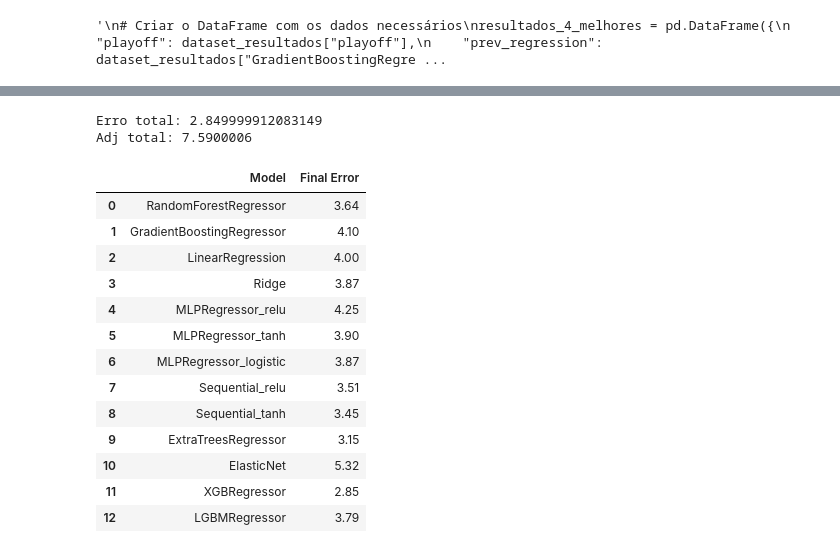
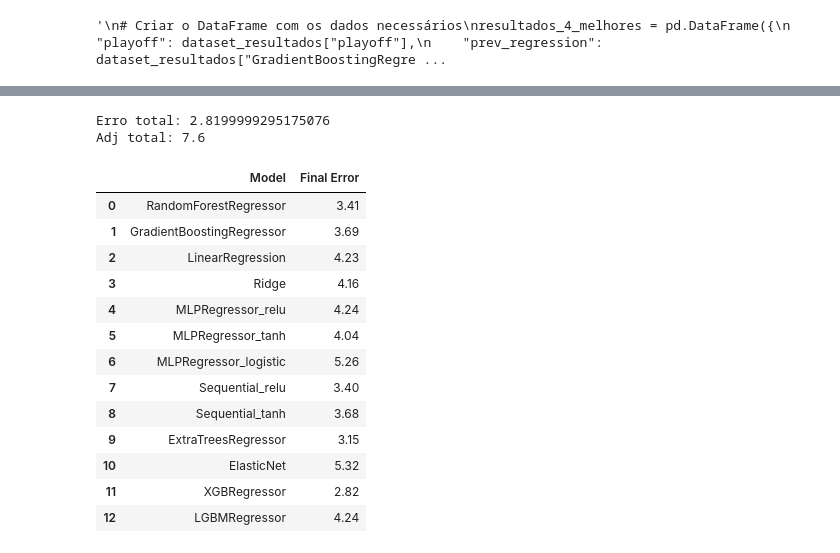
Before and after one commit to maxbper/AC, a Jupyter notebook: junta_2.ipynb, the cells around one changed output, grey strips where cells are left out. Drawn from its saved outputs; the diff is of its cells as text; code cells hidden in the pictures.

```diff
--- a/junta_2.ipynb
+++ b/junta_2.ipynb
@@ -1307,11 +1307,11 @@ for col in model_columns:
     # Calcular o valor ajustado (adj. pred)
     dataset_resultados[f'adj_{col}'] = 8 * dataset_resultados[col] / dataset_resultados[col].sum()
 
-    # Normalizar os valores para estarem entre 0 e 1
+    """ # Normalizar os valores para estarem entre 0 e 1
     min_val = dataset_resultados[f'adj_{col}'].min()
     max_val = dataset_resultados[f'adj_{col}'].max()
     if max_val - min_val != 0:
-        dataset_resultados[f'adj_{col}'] = (dataset_resultados[f'adj_{col}'] - min_val) / (max_val - min_val)
+        dataset_resultados[f'adj_{col}'] = (dataset_resultados[f'adj_{col}'] - min_val) / (max_val - min_val) """
 
     # Arredondar os valores para duas casas decimais
     dataset_resultados[f'adj_{col}'] = dataset_resultados[f'adj_{col}'].round(2)
@@ -1325,45 +1325,45 @@ for col in model_columns:
     # Garantir que os valores estejam entre 0 e 1 após o ajuste
     dataset_resultados[f'adj_{col}'] = dataset_resultados[f'adj_{col}'].clip(0, 1)
 
     # Calcular o erro absoluto em relação a 'playoff'
     dataset_resultados[f'error_{col}'] = abs(dataset_resultados[f'adj_{col}'] - dataset_resultados['playoff'])
 
 # Identificar as colunas de erro (que começam com 'error_')
 error_columns = [col for col in dataset_resultados.columns if col.startswith('error_')]
 
 # Criar um dicionário com os erros finais para cada modelo
 final_errors = {
     col.replace('error_', ''): dataset_resultados[col].sum() for col in error_columns
 }
 
 # Criar um DataFrame com os resultados finais
 error_summary = pd.DataFrame(final_errors.items(), columns=['Model', 'Final Error'])
 
 # Salvar o resultado num CSV
 output_columns = dataset_resultados[['tmID', 'adj_XGBRegressor']]
 output_columns = output_columns.rename(columns={'adj_XGBRegressor': 'Playoff'})
 output_columns.to_csv('results4.csv', index=False)
 
 teste = dataset_resultados[['playoff','tmID','adj_XGBRegressor','error_XGBRegressor']]
 
 print("Erro total:", teste['error_XGBRegressor'].sum())
 print("Adj total:", teste['adj_XGBRegressor'].sum())
 error_summary.head(15)
 #teste.head(20)
 # %% [output]
-Erro total: 2.849999912083149
-Adj total: 7.5900006
+Erro total: 2.8199999295175076
+Adj total: 7.6
 |  | Model | Final Error |
-| 0 | RandomForestRegressor | 3.64 |
-| 1 | GradientBoostingRegressor | 4.10 |
-| 2 | LinearRegression | 4.00 |
-| 3 | Ridge | 3.87 |
-| 4 | MLPRegressor_relu | 4.25 |
-| 5 | MLPRegressor_tanh | 3.90 |
-| 6 | MLPRegressor_logistic | 3.87 |
-| 7 | Sequential_relu | 3.51 |
-| 8 | Sequential_tanh | 3.45 |
+| 0 | RandomForestRegressor | 3.41 |
+| 1 | GradientBoostingRegressor | 3.69 |
+| 2 | LinearRegression | 4.23 |
+| 3 | Ridge | 4.16 |
+| 4 | MLPRegressor_relu | 4.24 |
+| 5 | MLPRegressor_tanh | 4.04 |
+| 6 | MLPRegressor_logistic | 5.26 |
+| 7 | Sequential_relu | 3.40 |
+| 8 | Sequential_tanh | 3.68 |
 | 9 | ExtraTreesRegressor | 3.15 |
 | 10 | ElasticNet | 5.32 |
-| 11 | XGBRegressor | 2.85 |
-| 12 | LGBMRegressor | 3.79 |
+| 11 | XGBRegressor | 2.82 |
+| 12 | LGBMRegressor | 4.24 |
```
Also changed, not shown: parts of 7 cells of this notebook, 1 other file.
